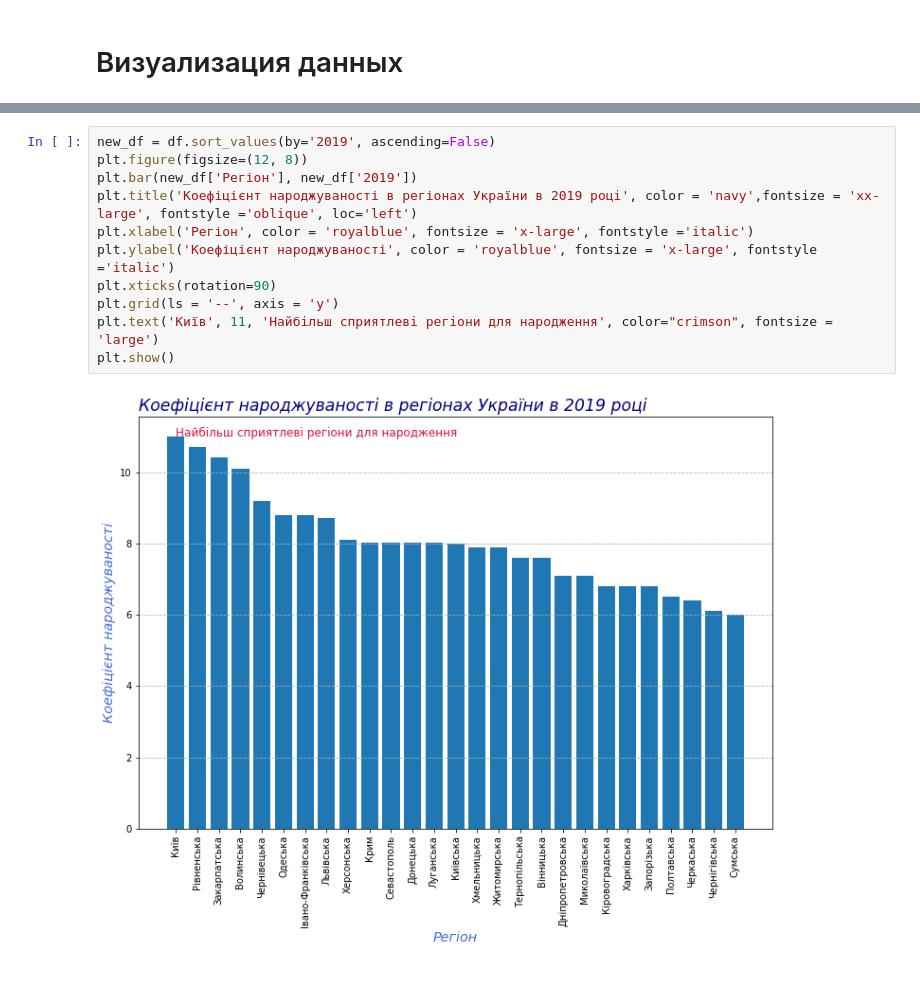
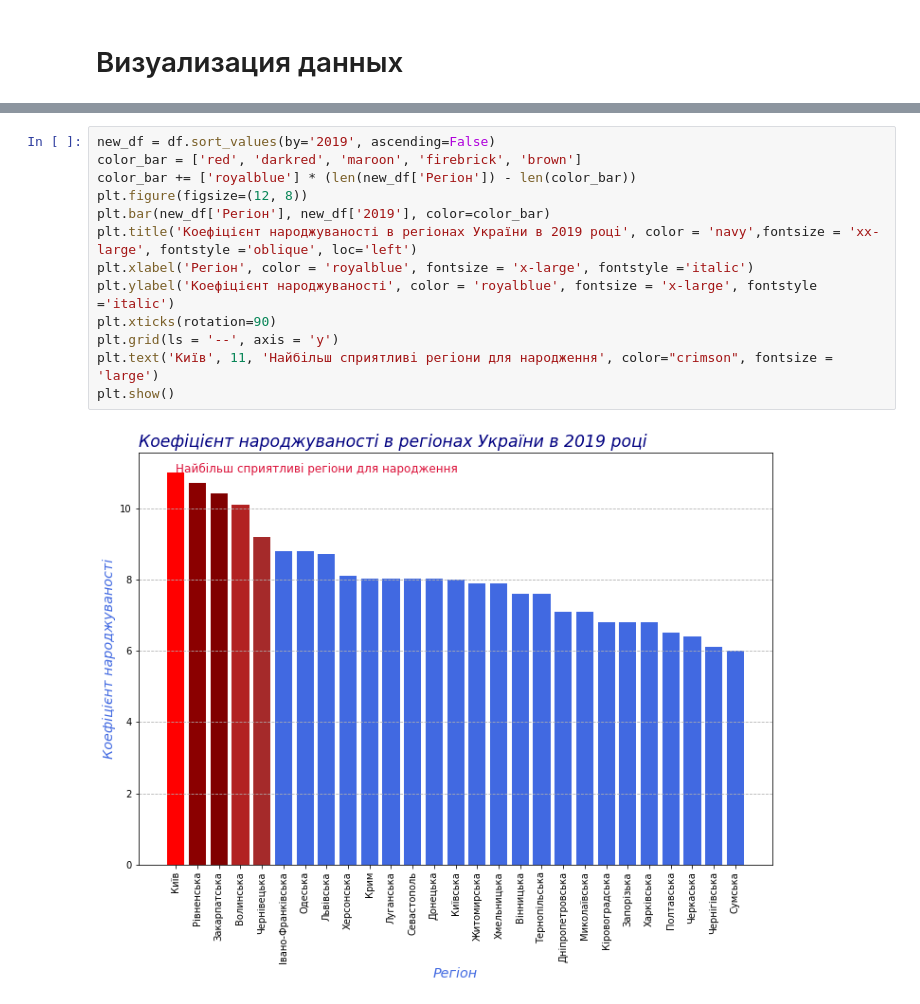
Before and after one commit to PavelStelmakhV/hw303-data-visualization, a Jupyter notebook: Hw2.1.ipynb, the cells around one changed output, grey strips where cells are left out. Cells and saved outputs as stored; diff of their text form.

```diff
--- a/Hw2.1.ipynb
+++ b/Hw2.1.ipynb
@@ -118,14 +125,16 @@ plt.show()
 # %%
 new_df = df.sort_values(by='2019', ascending=False)
+color_bar = ['red', 'darkred', 'maroon', 'firebrick', 'brown']
+color_bar += ['royalblue'] * (len(new_df['Регіон']) - len(color_bar))
 plt.figure(figsize=(12, 8))
-plt.bar(new_df['Регіон'], new_df['2019'])
+plt.bar(new_df['Регіон'], new_df['2019'], color=color_bar)
 plt.title('Коефіцієнт народжуваності в регіонах України в 2019 роцi', color = 'navy',fontsize = 'xx-large', fontstyle ='oblique', loc='left')
 plt.xlabel('Регіон', color = 'royalblue', fontsize = 'x-large', fontstyle ='italic')
 plt.ylabel('Коефіцієнт народжуваності', color = 'royalblue', fontsize = 'x-large', fontstyle ='italic')
 plt.xticks(rotation=90)
 plt.grid(ls = '--', axis = 'y')
-plt.text('Київ', 11, 'Найбiльш сприятлевi регiони для народження', color="crimson", fontsize = 'large')
+plt.text('Київ', 11, 'Найбiльш сприятливi регiони для народження', color="crimson", fontsize = 'large')
 plt.show()
 # %% [output]
-[figure, old version]
+[figure, new version]
 # %%
```
Also changed, not shown: parts of 4 cells of this notebook.
